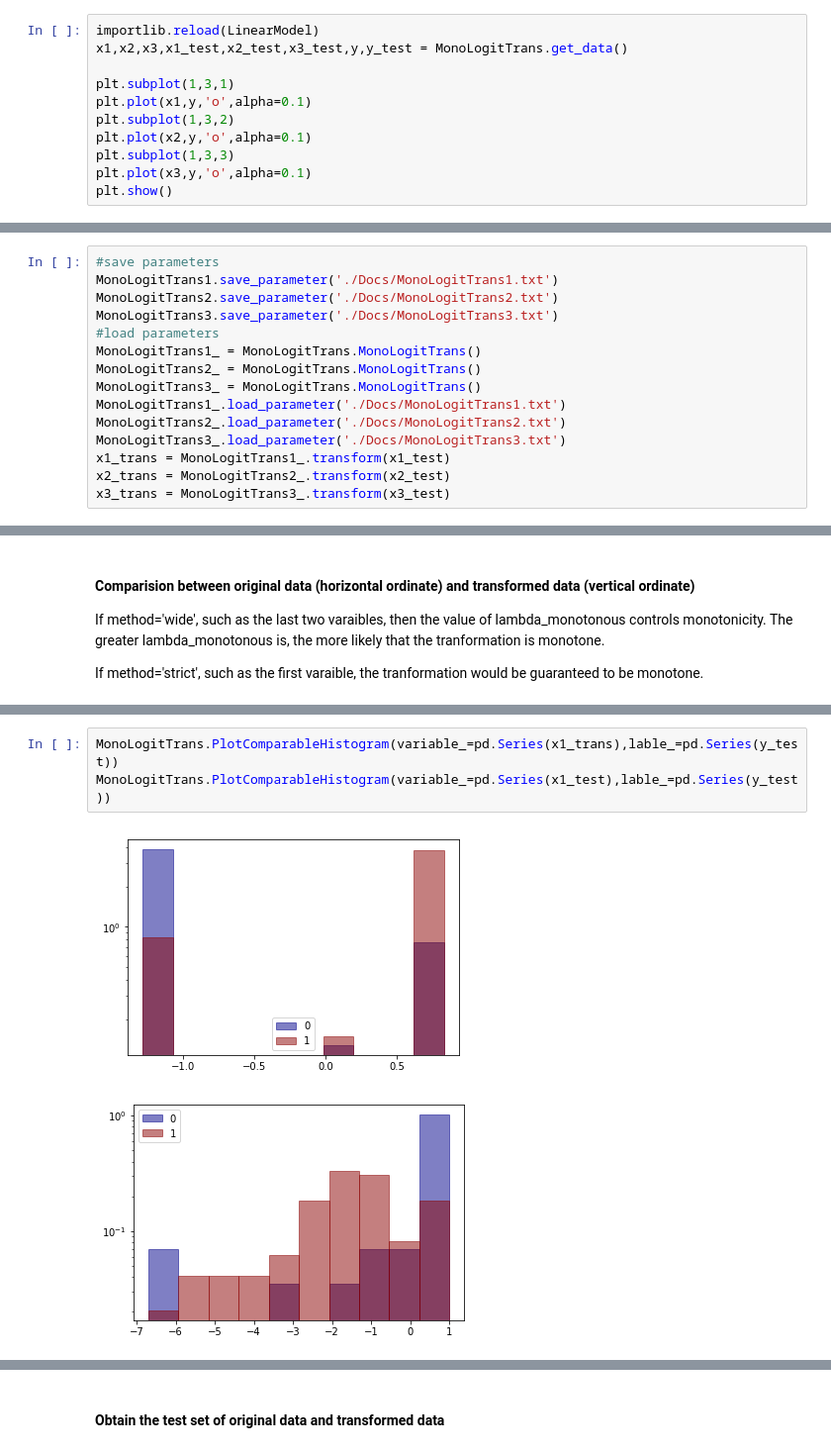
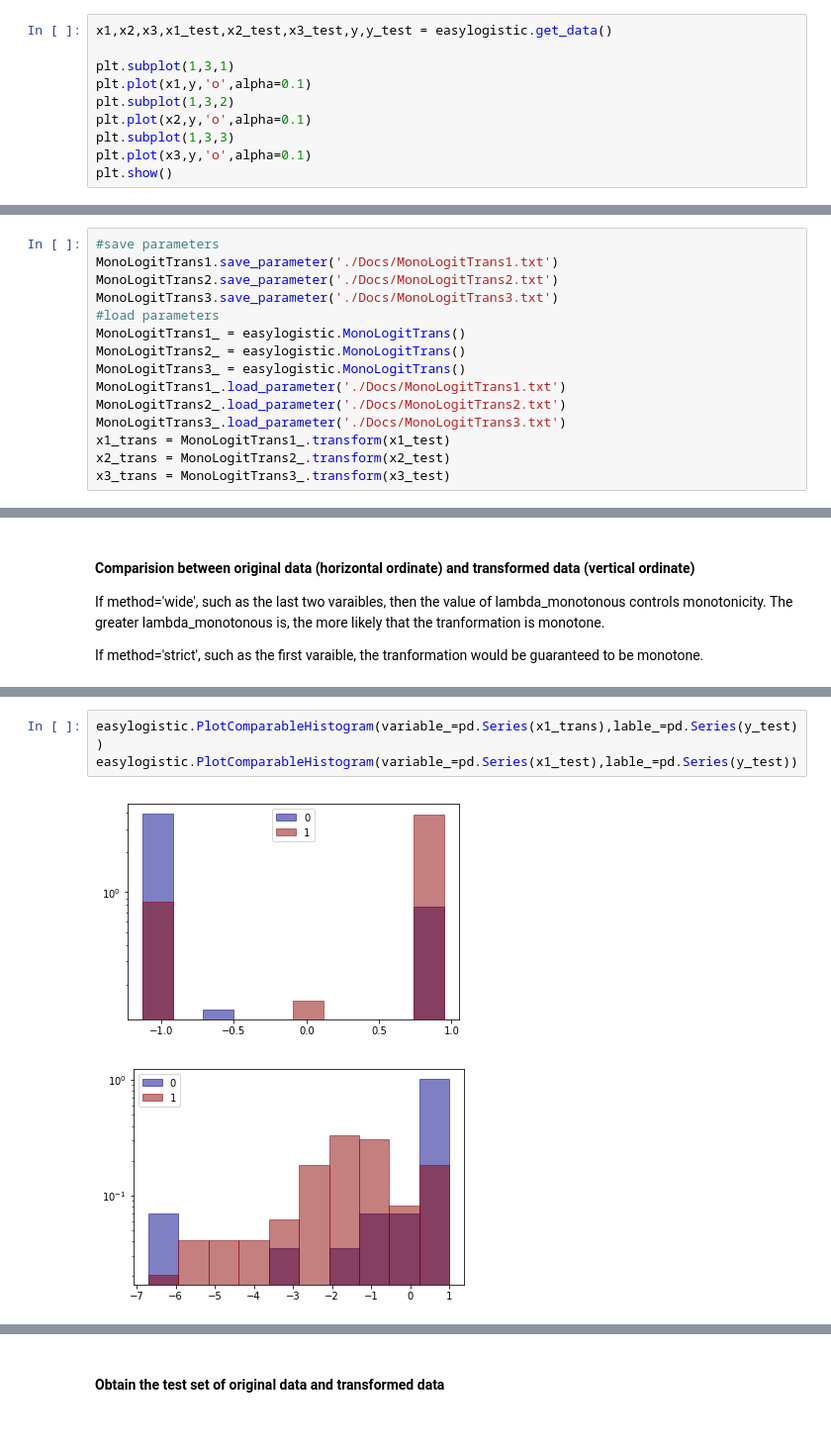
Before and after one commit to ModelerGuanxuSu/LogisticRegression-Quantile_CrossEntropy_with_SGD, a Jupyter notebook: demo.ipynb, the cells around one changed output, grey strips where cells are left out. Shown at 99% size. Drawn from its saved outputs; the diff is of its cells as text.

```diff
--- a/demo.ipynb
+++ b/demo.ipynb
@@ -84,8 +88,7 @@ The main parts are:
 # %% [markdown]
 ### Get Data
 # %%
-importlib.reload(LinearModel)
-x1,x2,x3,x1_test,x2_test,x3_test,y,y_test = MonoLogitTrans.get_data()
+x1,x2,x3,x1_test,x2_test,x3_test,y,y_test = easylogistic.get_data()
 
 plt.subplot(1,3,1)
 plt.plot(x1,y,'o',alpha=0.1)
@@ -132,9 +134,9 @@ MonoLogitTrans1.save_parameter('./Docs/MonoLogitTrans1.txt')
 MonoLogitTrans2.save_parameter('./Docs/MonoLogitTrans2.txt')
 MonoLogitTrans3.save_parameter('./Docs/MonoLogitTrans3.txt')
 #load parameters
-MonoLogitTrans1_ = MonoLogitTrans.MonoLogitTrans()
-MonoLogitTrans2_ = MonoLogitTrans.MonoLogitTrans()
-MonoLogitTrans3_ = MonoLogitTrans.MonoLogitTrans()
+MonoLogitTrans1_ = easylogistic.MonoLogitTrans()
+MonoLogitTrans2_ = easylogistic.MonoLogitTrans()
+MonoLogitTrans3_ = easylogistic.MonoLogitTrans()
 MonoLogitTrans1_.load_parameter('./Docs/MonoLogitTrans1.txt')
 MonoLogitTrans2_.load_parameter('./Docs/MonoLogitTrans2.txt')
 MonoLogitTrans3_.load_parameter('./Docs/MonoLogitTrans3.txt')
@@ -173,7 +175,7 @@ plt.show()
 # %%
-MonoLogitTrans.PlotComparableHistogram(variable_=pd.Series(x1_trans),lable_=pd.Series(y_test))
-MonoLogitTrans.PlotComparableHistogram(variable_=pd.Series(x1_test),lable_=pd.Series(y_test))
+easylogistic.PlotComparableHistogram(variable_=pd.Series(x1_trans),lable_=pd.Series(y_test))
+easylogistic.PlotComparableHistogram(variable_=pd.Series(x1_test),lable_=pd.Series(y_test))
 # %% [output]
-[figure, old version]
+[figure, new version]
 [figure]
 # %%
```
Also changed, not shown: parts of 29 cells of this notebook, 4 other files.
